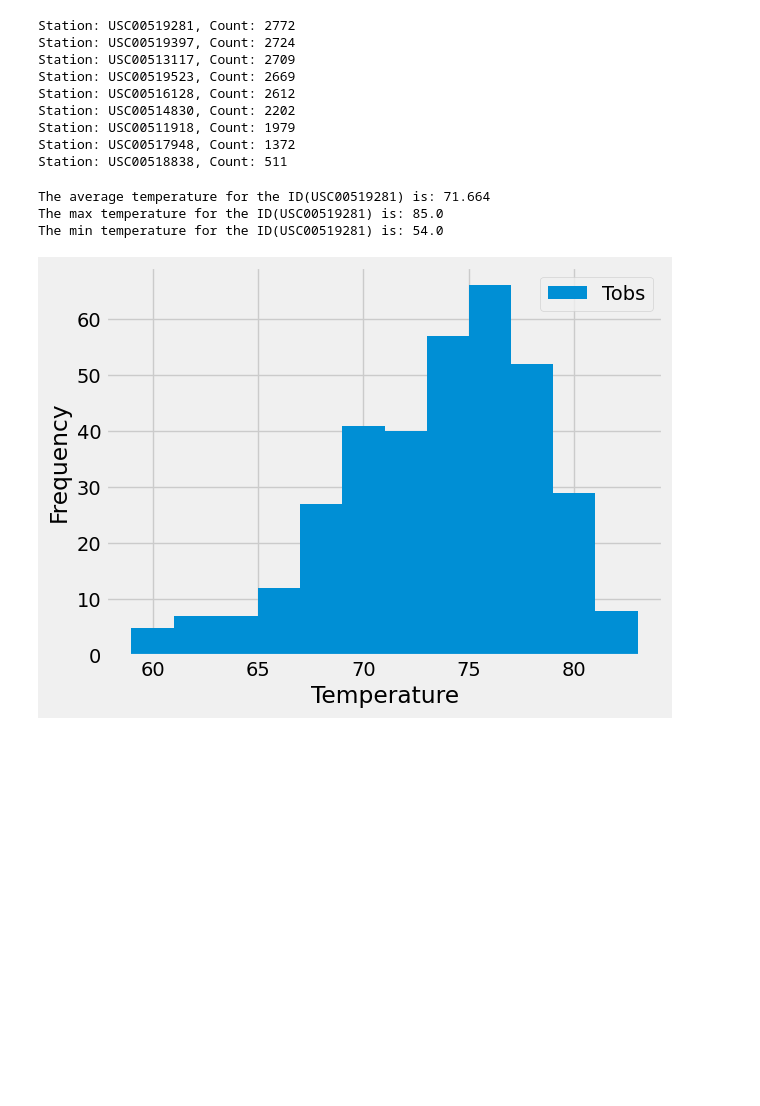
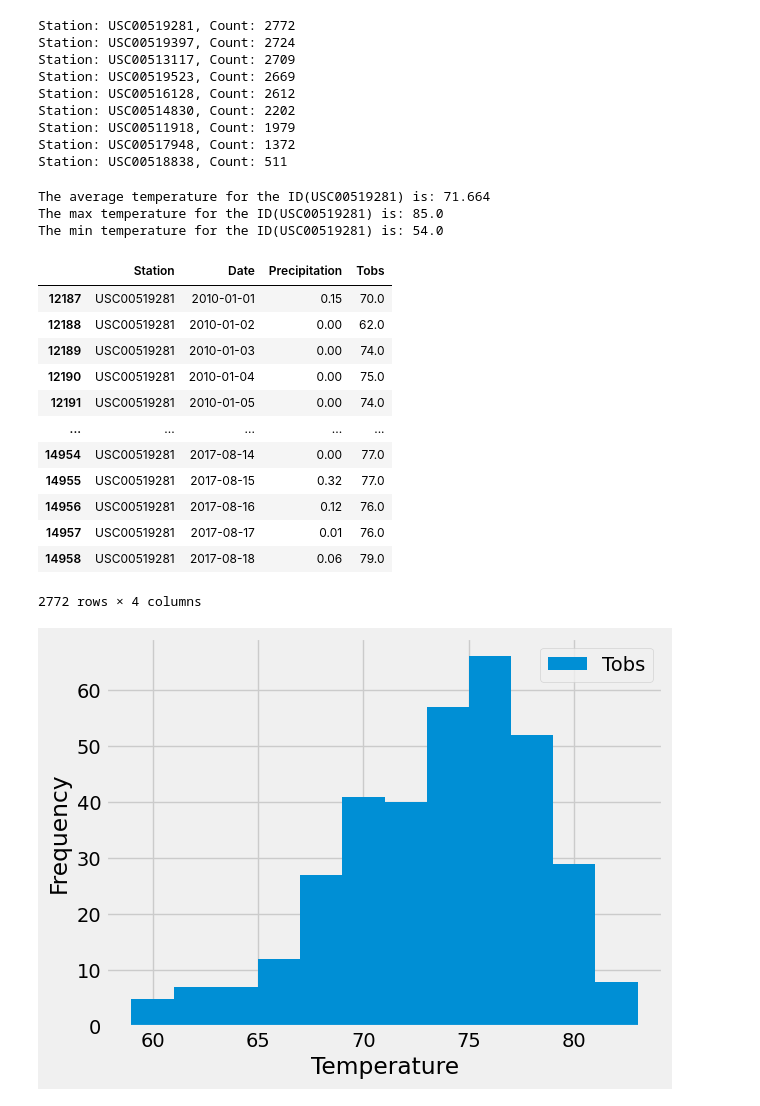
Before and after one commit to MisterDinu/sqlalchemy-challenge, a Jupyter notebook: SurfsUp/climate_starter.ipynb, the cells around one changed output. Saved outputs shown, nothing was run; the diff lists cells and outputs as text; code cells hidden in the pictures; blank space fills up the shorter version.

```diff
--- a/SurfsUp/climate_starter.ipynb
+++ b/SurfsUp/climate_starter.ipynb
@@ -192,33 +188,47 @@ Station: USC00518838, Count: 511
 # %%
 # Using the most active station id from the previous query, calculate the lowest, highest, and average temperature.
 most_repeated_id = "USC00519281"
 
 # For last year ID = USC00519281
 # repeated_station_df = measure_df.loc[measure_df["Station"]==most_repeated_id]
 
 
 # For all time ID = USC00519281 DF
 prcp = session.query(measurement).all()
 measure_table = []
 
 for row in prcp:
     rows = {
         "Station":row.station,
         "Date":row.date,
         "Precipitation":row.prcp,
         "Tobs":row.tobs
     }
     measure_table.append(rows)
 # Creating DF, to then select just the ones that matches the ID
 all_time_df = pd.DataFrame(measure_table)
 repeated_station_df = all_time_df.loc[all_time_df["Station"]==most_repeated_id]
 print(f'The average temperature for the ID({most_repeated_id}) is: {round(repeated_station_df["Tobs"].mean(), 3)}')
 print(f'The max temperature for the ID({most_repeated_id}) is: {repeated_station_df["Tobs"].max()}')
 print(f'The min temperature for the ID({most_repeated_id}) is: {repeated_station_df["Tobs"].min()}')
+repeated_station_df
 # %% [output]
 The average temperature for the ID(USC00519281) is: 71.664
 The max temperature for the ID(USC00519281) is: 85.0
 The min temperature for the ID(USC00519281) is: 54.0
+|  | Station | Date | Precipitation | Tobs |
+| 12187 | USC00519281 | 2010-01-01 | 0.15 | 70.0 |
+| 12188 | USC00519281 | 2010-01-02 | 0.00 | 62.0 |
+| 12189 | USC00519281 | 2010-01-03 | 0.00 | 74.0 |
+| 12190 | USC00519281 | 2010-01-04 | 0.00 | 75.0 |
+| 12191 | USC00519281 | 2010-01-05 | 0.00 | 74.0 |
+| ... | ... | ... | ... | ... |
+| 14954 | USC00519281 | 2017-08-14 | 0.00 | 77.0 |
+| 14955 | USC00519281 | 2017-08-15 | 0.32 | 77.0 |
+| 14956 | USC00519281 | 2017-08-16 | 0.12 | 76.0 |
+| 14957 | USC00519281 | 2017-08-17 | 0.01 | 76.0 |
+| 14958 | USC00519281 | 2017-08-18 | 0.06 | 79.0 |
+2772 rows × 4 columns
 # %%
 # Using the most active station id
 # Query the last 12 months of temperature observation data for this station and plot the results as a histogram
```
Also changed, not shown: parts of 3 cells of this notebook, 2 other files.
